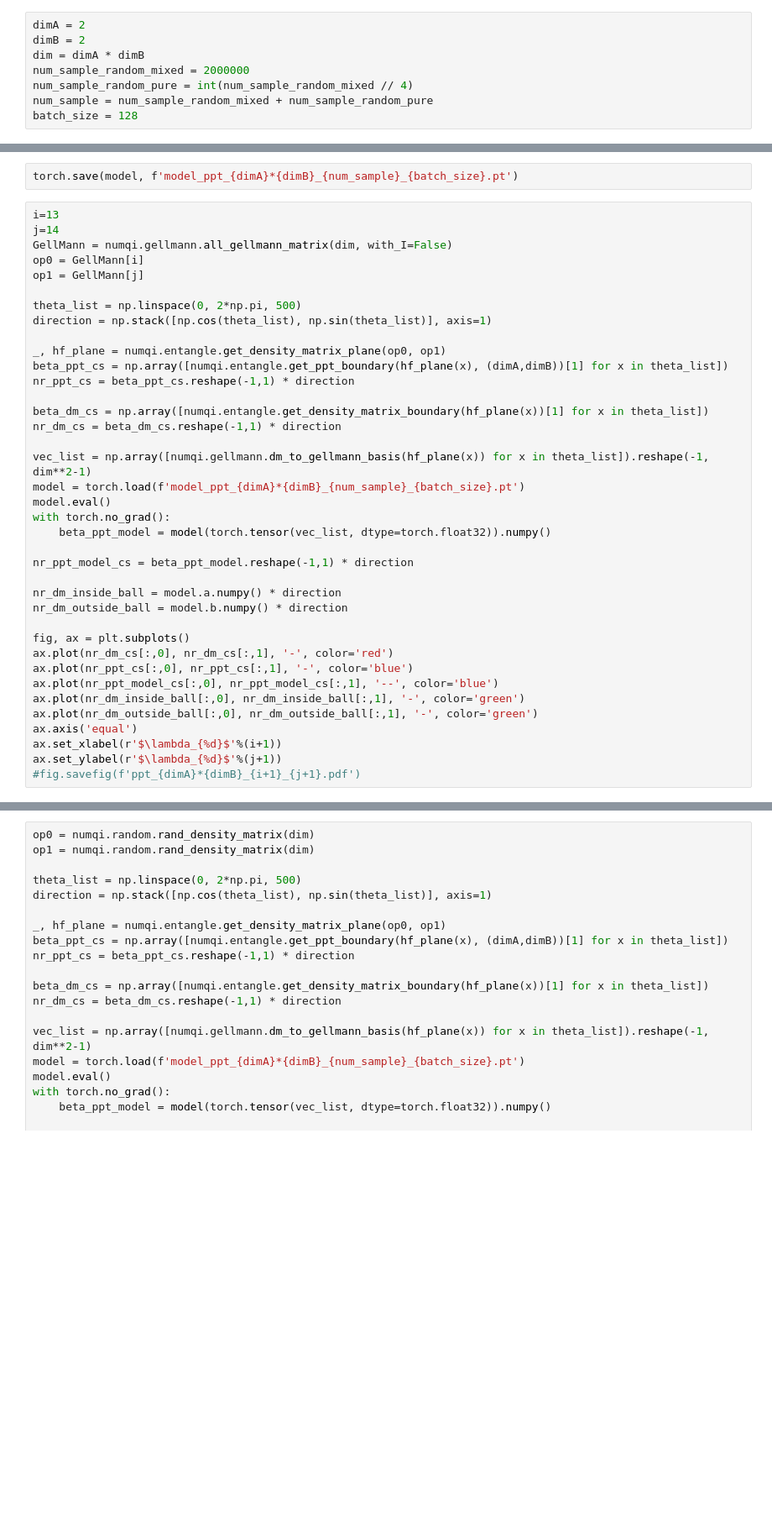
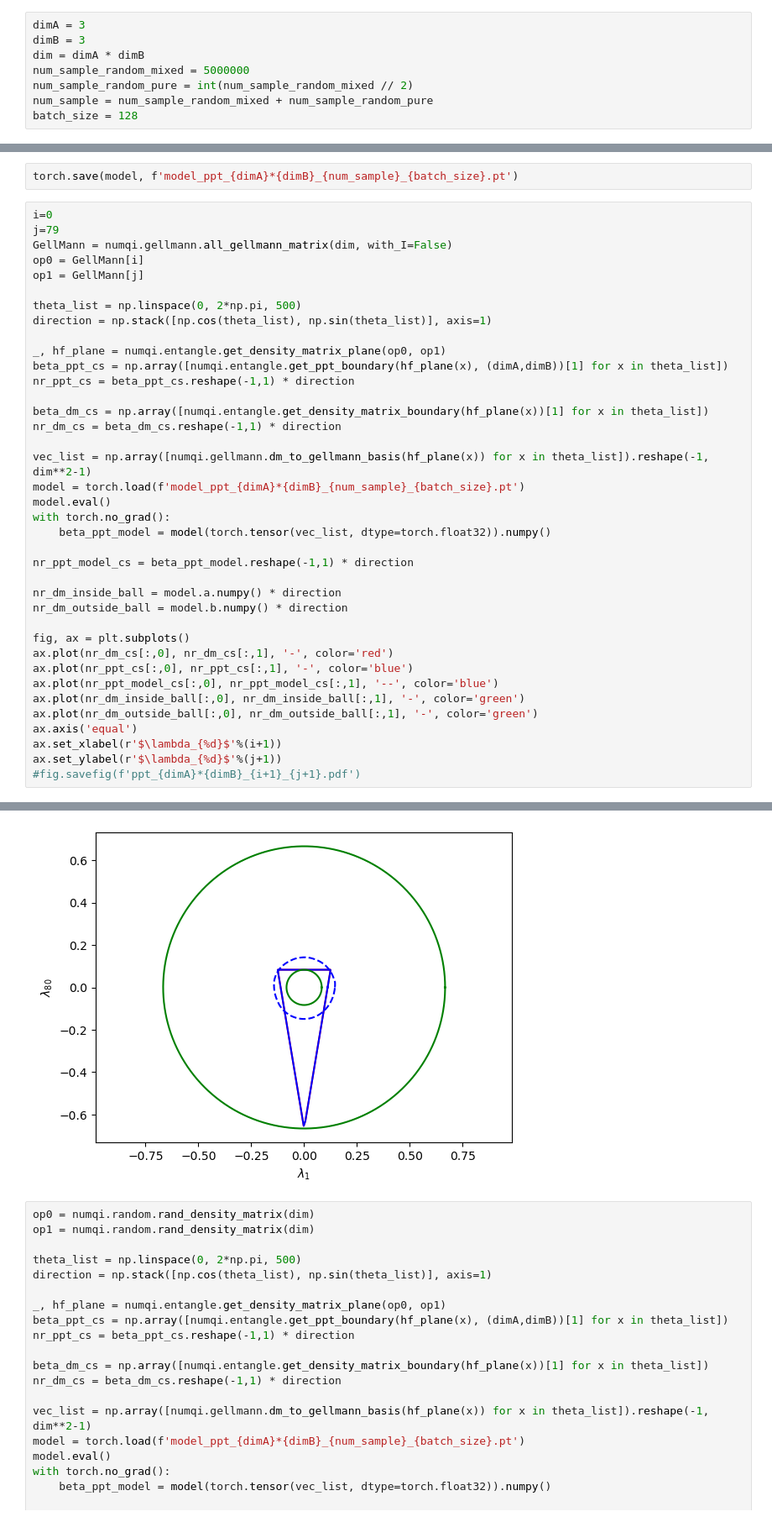
Before and after one commit to numqi/numqi, a Jupyter notebook: project/ws_sep_classifier/ppt.ipynb, the cells around one changed output, grey strips where cells are left out. Shown: that part at 84% size. Drawn from its saved outputs; the diff is of its cells as text; blank space fills up the shorter version.

```diff
--- a/project/ws_sep_classifier/ppt.ipynb
+++ b/project/ws_sep_classifier/ppt.ipynb
@@ -22,11 +22,11 @@ def load_data(filepath='data_boundary.pkl'):
         ret = tmp0['xdata'], tmp0['ydata']
     return ret
 # %%
-dimA = 2
-dimB = 2
+dimA = 3
+dimB = 3
 dim = dimA * dimB
-num_sample_random_mixed = 2000000
-num_sample_random_pure = int(num_sample_random_mixed // 4)
+num_sample_random_mixed = 5000000
+num_sample_random_pure = int(num_sample_random_mixed // 2)
 num_sample = num_sample_random_mixed + num_sample_random_pure
 batch_size = 128
 # %%
@@ -118,8 +123,8 @@ fig.tight_layout()
 # %%
 torch.save(model, f'model_ppt_{dimA}*{dimB}_{num_sample}_{batch_size}.pt')
 # %%
-i=13
-j=14
+i=0
+j=79
 GellMann = numqi.gellmann.all_gellmann_matrix(dim, with_I=False)
 op0 = GellMann[i]
 op1 = GellMann[j]
@@ -155,3 +160,4 @@ ax.axis('equal')
 ax.set_xlabel(r'$\lambda_{%d}$'%(i+1))
 ax.set_ylabel(r'$\lambda_{%d}$'%(j+1))
 #fig.savefig(f'ppt_{dimA}*{dimB}_{i+1}_{j+1}.pdf')
+# %% [output]
@@ -158,3 +165,4 @@ ax.set_ylabel(r'$\lambda_{%d}$'%(j+1))
+[figure, added]
 # %%
 op0 = numqi.random.rand_density_matrix(dim)
 op1 = numqi.random.rand_density_matrix(dim)
```
Also changed, not shown: parts of 4 cells of this notebook, 1 other file.
